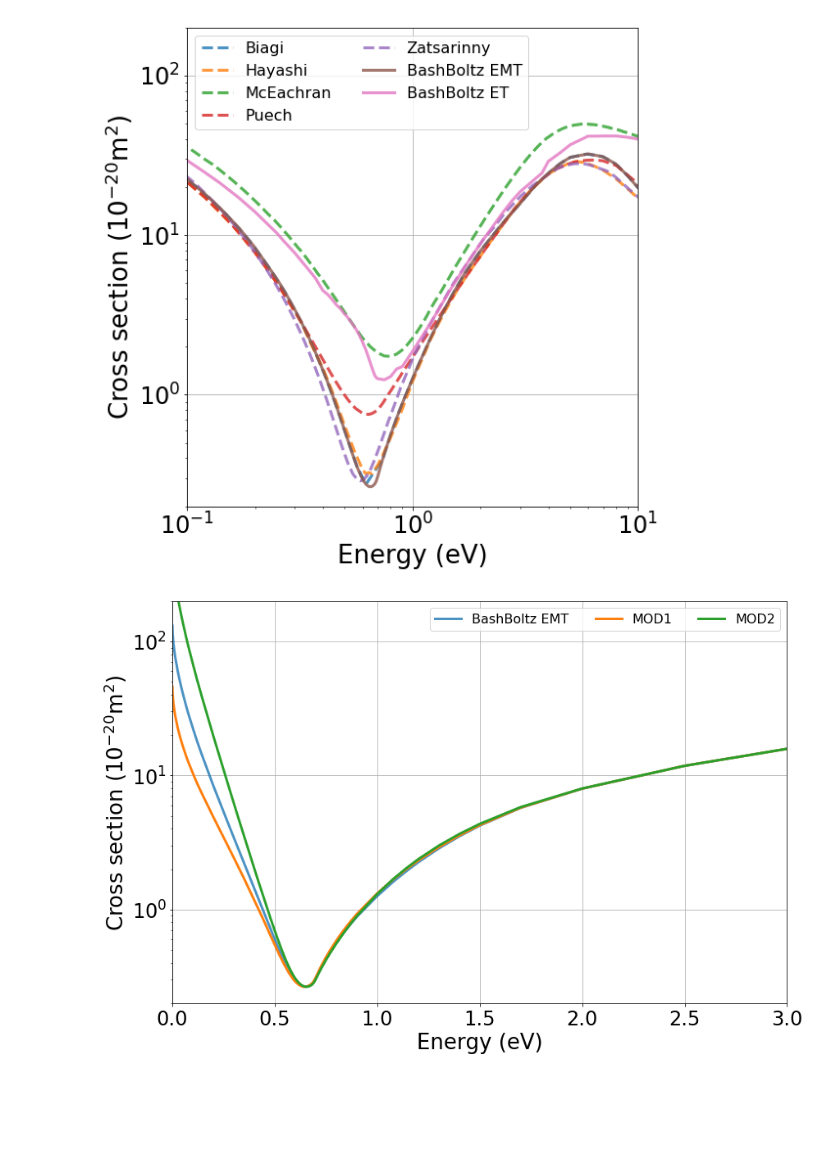
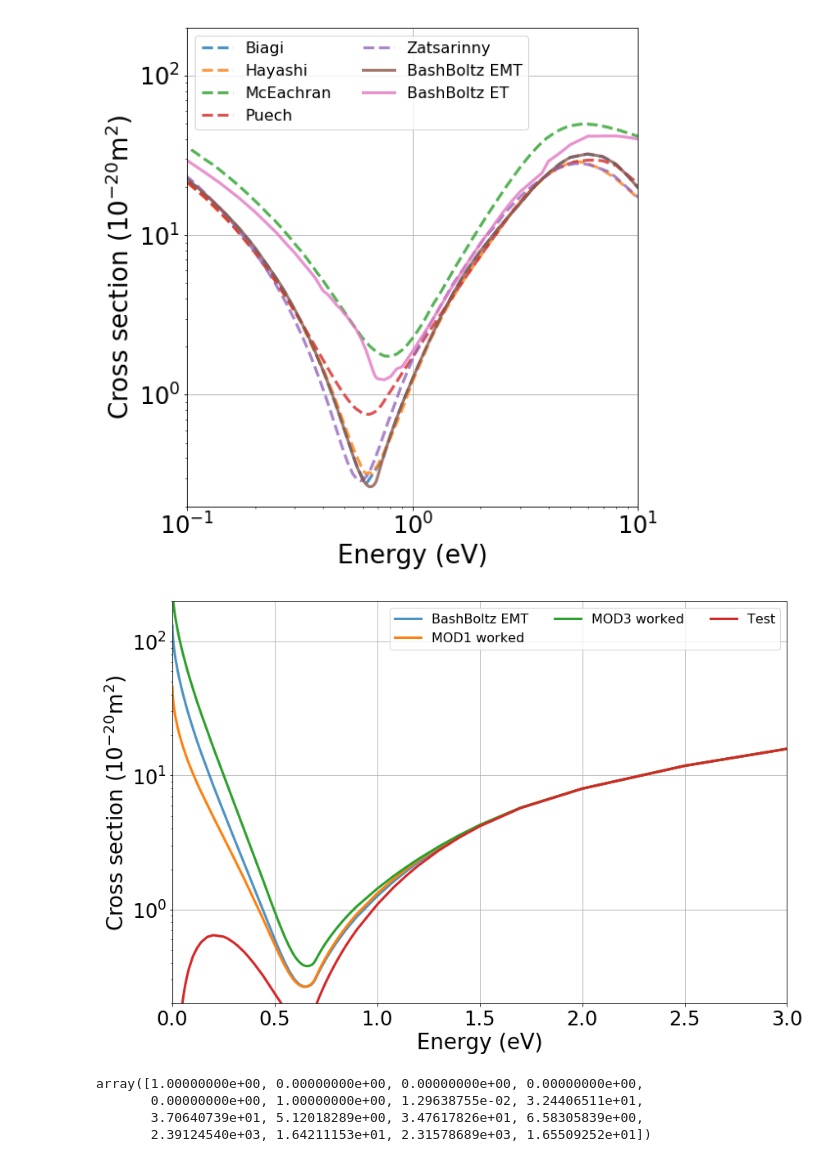
Before and after one commit to AustinMcDonald/GasMixXeHeAr, a Jupyter notebook: MagBoltz-X-section.ipynb, the cells around one changed output. Cells and saved outputs as stored; diff of their text form; code cells hidden in the pictures; blank space fills up the shorter version.

```diff
--- a/MagBoltz-X-section.ipynb
+++ b/MagBoltz-X-section.ipynb
@@ -78,34 +78,45 @@ plt.show()
 plt.figure(figsize=(12,8))
 
 plt.plot(EMT[0],EMT[1],linewidth=3,alpha=0.8,label="BashBoltz EMT")
 
 def expand(X,A,B,C,Org):
     Y = A+ B*(X-Org) + C*(X-Org)**2
     Y = Y*np.exp(-(X)**2/0.5)
     return Y+1
 
 
 #Keep
 Ynew = EMT[1]*expand(EMT[0],0,1,0,0.65)
-plt.plot(EMT[0],Ynew,label="MOD1",linewidth=3)
+plt.plot(EMT[0],Ynew,label="MOD1 worked",linewidth=3)
 
 #Keep
-Ynew = EMT[1]*expand(EMT[0],0,-1,5,0.65)
-plt.plot(EMT[0],Ynew,label="MOD2",linewidth=3)
+#this failed
+#Ynew = EMT[1]*expand(EMT[0],0,-1,5,0.65)
+#plt.plot(EMT[0],Ynew,label="MOD2 Failed",linewidth=3)
+
+#Keep
+Ynew = EMT[1]*expand(EMT[0],1,0,0,0.65)
+plt.plot(EMT[0],Ynew,label="MOD3 worked",linewidth=3)
+
+#Keep
+#Ynew = EMT[1]*expand(EMT[0],1,1,1,0.65)
+#plt.plot(EMT[0],Ynew,label="MOD4",linewidth=3)
+Ynew = EMT[1]*expand(EMT[0],-1,0,0,0.65)
+plt.plot(EMT[0],Ynew,label="Test",linewidth=3)
 
 plt.legend(loc='upper right',fontsize=16,ncol=3)
 
 plt.xlabel(r'Energy (eV)',fontsize=26)
 plt.ylabel(r'Cross section (10$^{-20}$m$^2$)',fontsize=26)
 plt.xticks(fontsize=24)
 plt.yticks(fontsize=24)
 plt.grid()
 plt.tight_layout()
 plt.semilogy()
 plt.xlim(0,3)
 #plt.xlim(1e-1,1e1)
 plt.ylim(2e-1,2e2)
 #plt.savefig("/Users/austinmcdonald/Desktop/GAS_controversy/MB-vel"+".pdf")
 plt.show()
 # %% [output]
-[figure, old version]
+[figure, new version]
@@ -111,0 +125,7 @@ plt.show()
+# %%
+MOD0[0]
+# %% [output]
+array([1.00000000e+00, 0.00000000e+00, 0.00000000e+00, 0.00000000e+00,
+       0.00000000e+00, 1.00000000e+00, 1.29638755e-02, 3.24406511e+01,
+       3.70640739e+01, 5.12018289e+00, 3.47617826e+01, 6.58305839e+00,
+       2.39124540e+03, 1.64211153e+01, 2.31578689e+03, 1.65509252e+01])
```
Also changed, not shown: parts of 8 cells of this notebook, 6 other files.
